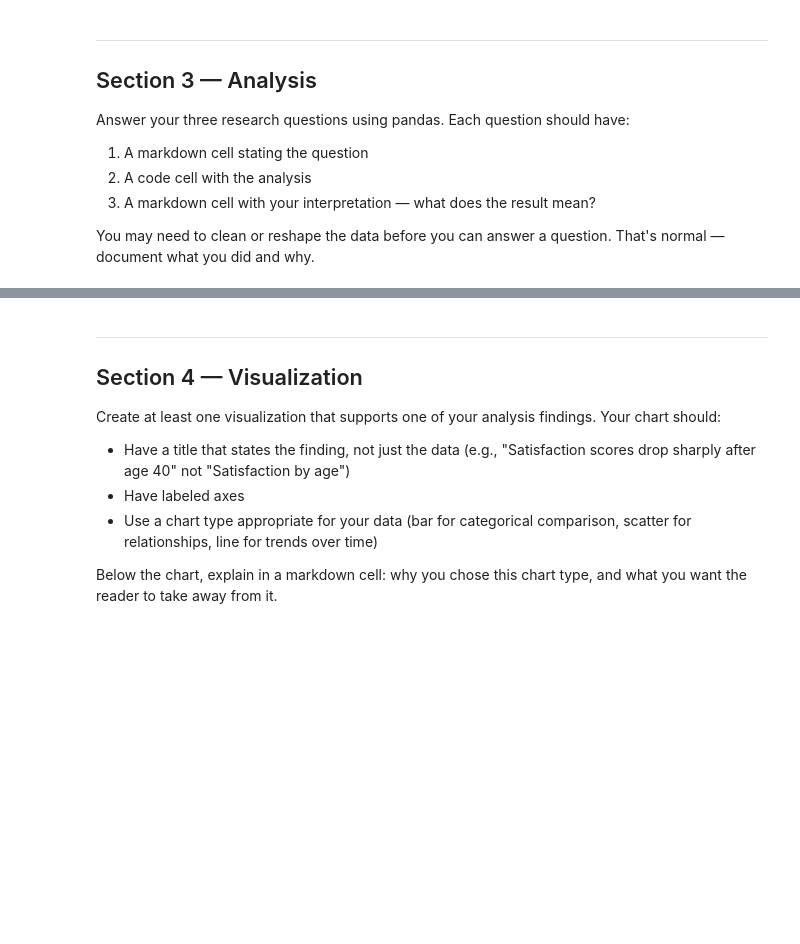
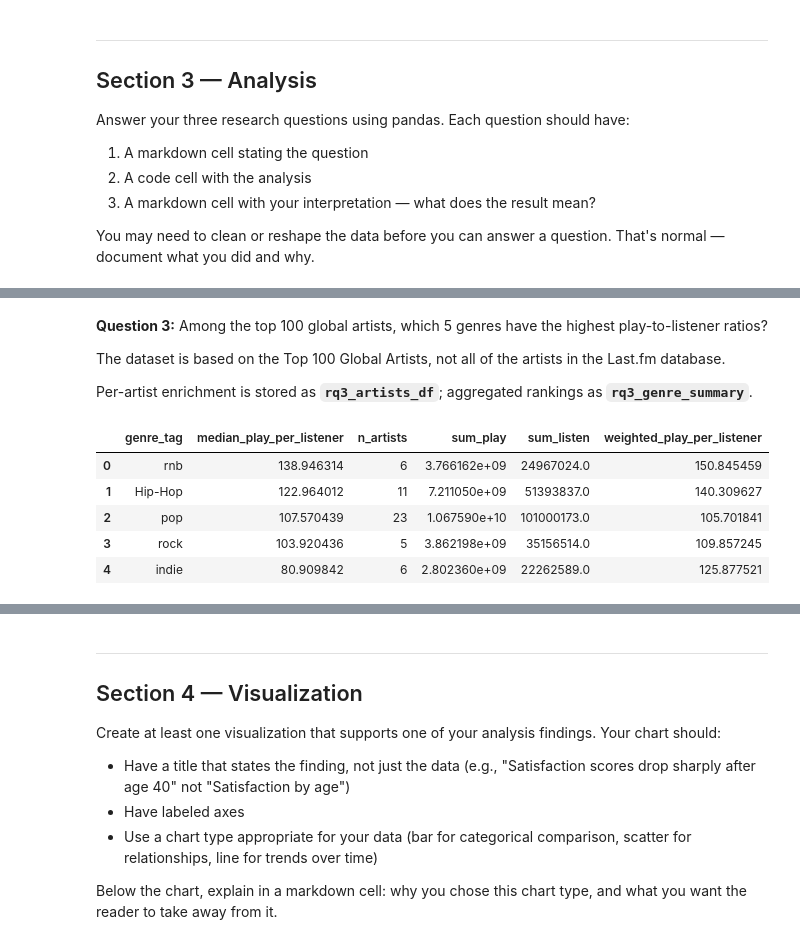
Before and after one commit to gena-lee/hcde530, a Jupyter notebook: Week 6/A6 Visualization/mp1b.ipynb, the cells around one changed output, grey strips where cells are left out. Cells and saved outputs as stored; diff of their text form; code cells hidden in the pictures; blank space fills up the shorter version.

```diff
--- a/Week 6/A6 Visualization/mp1b.ipynb
+++ b/Week 6/A6 Visualization/mp1b.ipynb
@@ -206,0 +288,22 @@ You may need to clean or reshape the data before you can answer a question. That
+# %% [markdown]
+**Question 3:** Among the top 100 global artists, which 5 genres have the highest play-to-listener ratios?
+
+The dataset is based on the Top 100 Global Artists, not all of the artists in the Last.fm database.
+
+Per-artist enrichment is stored as **`rq3_artists_df`**; aggregated rankings as **`rq3_genre_summary`**.
+# %%
+# Load the genre summary data for play-to-listener ratio
+genre_block = root["rq3_genre_summary"]
+genre_summary = pd.DataFrame(
+    genre_block["records"],
+    columns=genre_block["columns"]
+)
+
+genre_summary
+# %% [output]
+|  | genre_tag | median_play_per_listener | n_artists | sum_play | sum_listen | weighted_play_per_listener |
+| 0 | rnb | 138.946314 | 6 | 3.766162e+09 | 24967024.0 | 150.845459 |
+| 1 | Hip-Hop | 122.964012 | 11 | 7.211050e+09 | 51393837.0 | 140.309627 |
+| 2 | pop | 107.570439 | 23 | 1.067590e+10 | 101000173.0 | 105.701841 |
+| 3 | rock | 103.920436 | 5 | 3.862198e+09 | 35156514.0 | 109.857245 |
+| 4 | indie | 80.909842 | 6 | 2.802360e+09 | 22262589.0 | 125.877521 |
```
Also changed, not shown: parts of 40 cells of this notebook.
